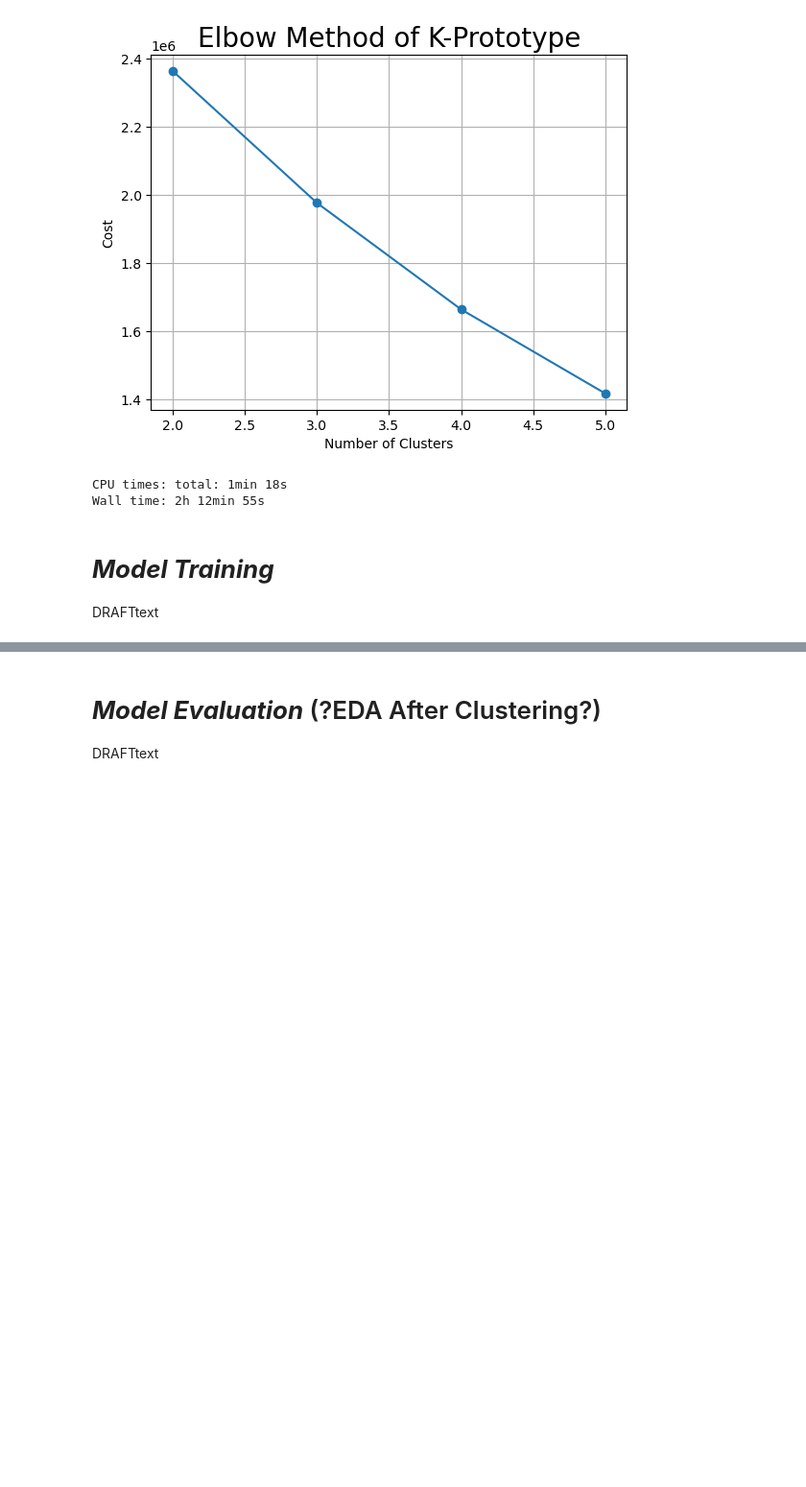
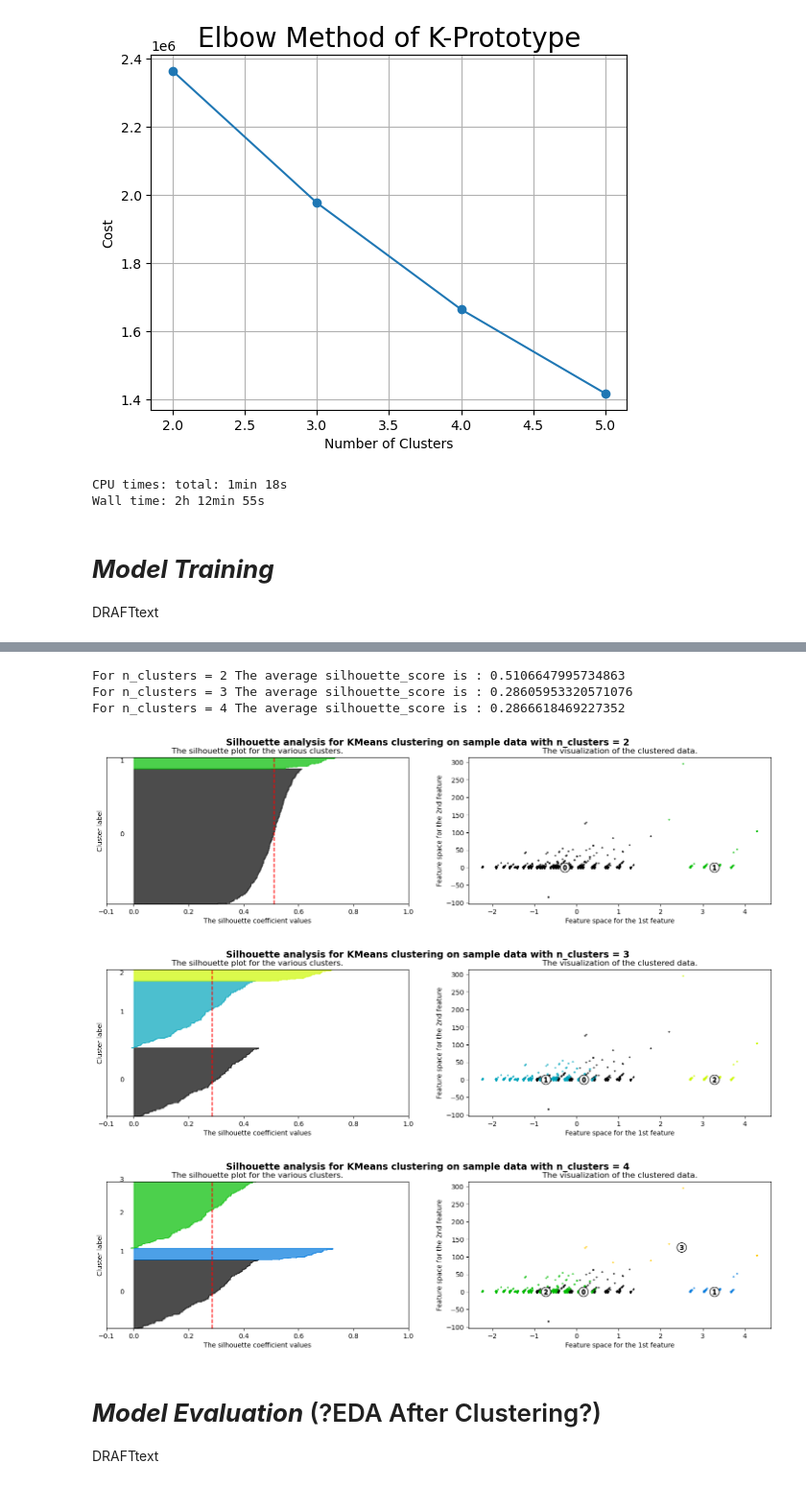
Before and after one commit to FTDS-assignment-bay/p2-final-project-3pecintaroni, a Jupyter notebook: Untitled2.ipynb, the cells around one changed output, grey strips where cells are left out. Shown: that part at 96% size. Drawn from its saved outputs; the diff is of its cells as text; code cells hidden in the pictures; blank space fills up the shorter version.

Commit message:
cluster coba dicheck

```diff
--- a/Untitled2.ipynb
+++ b/Untitled2.ipynb
@@ -437,3 +534,17 @@ DRAFTtext
+# %%
+max_clusters = 5
+random_state = 42
+# %%
+# Display the Silhouette Score and Plot Silhouette Plot
+
+plot_silhouette(range(2, max_clusters), df_final_pca, random_state)
+# %% [output]
+For n_clusters = 2 The average silhouette_score is : 0.5106647995734863
+For n_clusters = 3 The average silhouette_score is : 0.28605953320571076
+For n_clusters = 4 The average silhouette_score is : 0.2866618469227352
+[figure, added]
+[figure, added]
+[figure, added]
 # %% [markdown]
 # ***Model Evaluation*** (?EDA After Clustering?)
 
```
Also changed, not shown: parts of 9 cells of this notebook.
